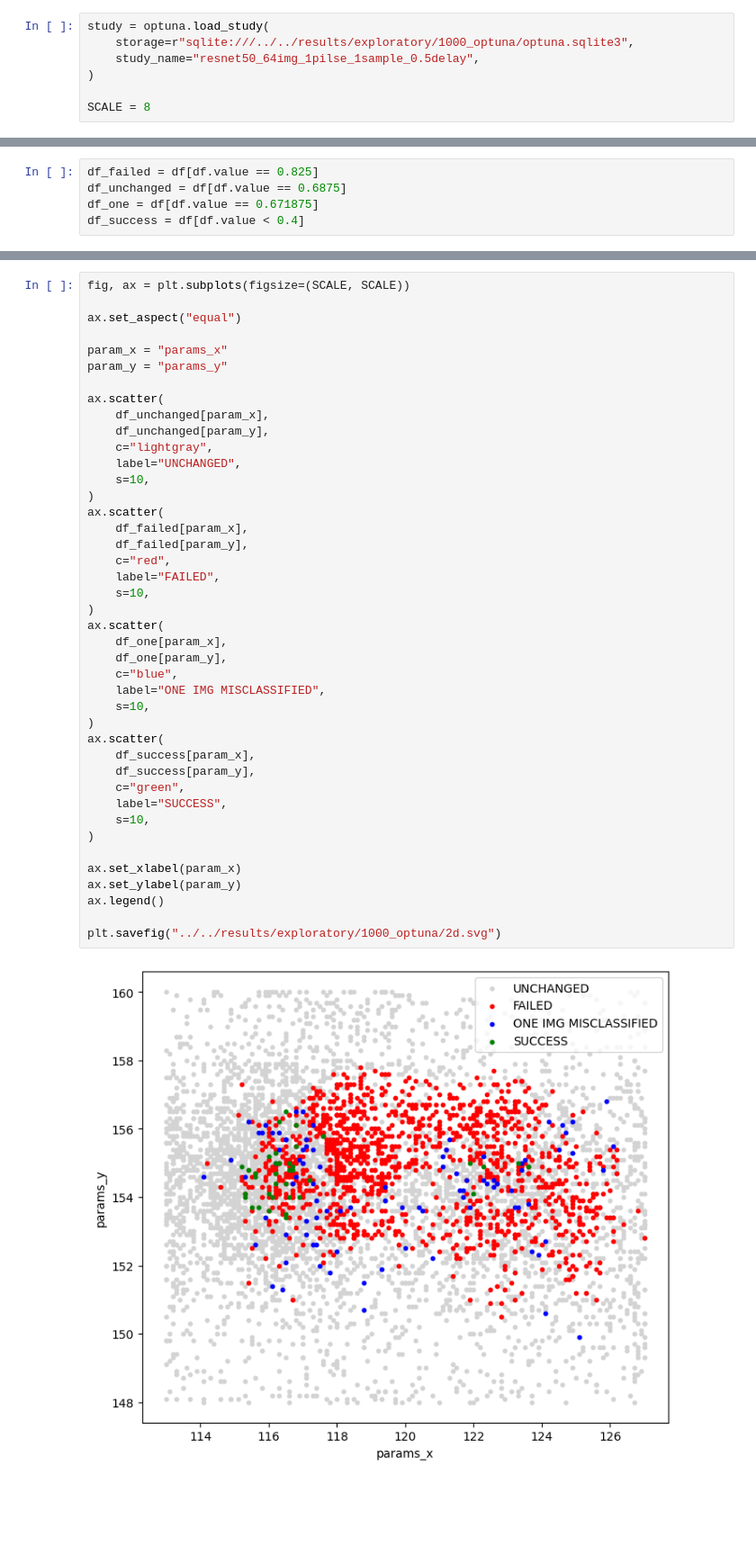
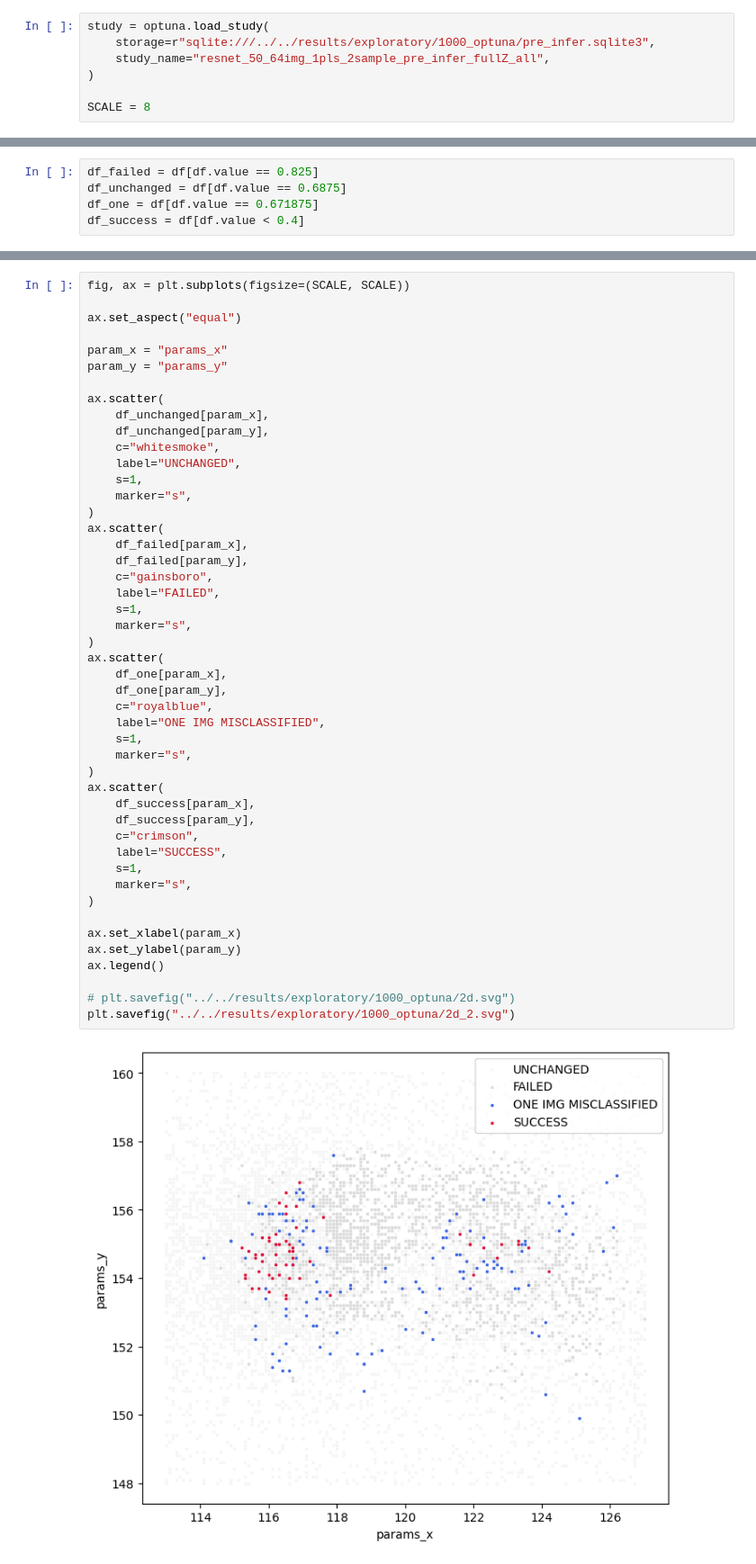
Before and after one commit to xkucerak/ncs2-emfi, a Jupyter notebook: src/client/optuna_info.ipynb, the cells around one changed output, grey strips where cells are left out. Shown at 90% size. Saved outputs shown, nothing was run; the diff lists cells and outputs as text; blank space fills up the shorter version.

Commit message:
partial image update

```diff
--- a/src/client/optuna_info.ipynb
+++ b/src/client/optuna_info.ipynb
@@ -5,8 +5,8 @@ import seaborn as sns
 import matplotlib.pyplot as plt
 # %%
 study = optuna.load_study(
-    storage=r"sqlite:///../../results/exploratory/1000_optuna/optuna.sqlite3",
-    study_name="resnet50_64img_1pilse_1sample_0.5delay",
+    storage=r"sqlite:///../../results/exploratory/1000_optuna/pre_infer.sqlite3",
+    study_name="resnet_50_64img_1pls_2sample_pre_infer_fullZ_all",
 )
 
 SCALE = 8
@@ -86,43 +87,48 @@ ax.set_aspect("equal")
 
 param_x = "params_x"
 param_y = "params_y"
 
 ax.scatter(
     df_unchanged[param_x],
     df_unchanged[param_y],
-    c="lightgray",
+    c="whitesmoke",
     label="UNCHANGED",
-    s=10,
+    s=1,
+    marker="s",
 )
 ax.scatter(
     df_failed[param_x],
     df_failed[param_y],
-    c="red",
+    c="gainsboro",
     label="FAILED",
-    s=10,
+    s=1,
+    marker="s",
 )
 ax.scatter(
     df_one[param_x],
     df_one[param_y],
-    c="blue",
+    c="royalblue",
     label="ONE IMG MISCLASSIFIED",
-    s=10,
+    s=1,
+    marker="s",
 )
 ax.scatter(
     df_success[param_x],
     df_success[param_y],
-    c="green",
+    c="crimson",
     label="SUCCESS",
-    s=10,
+    s=1,
+    marker="s",
 )
 
 ax.set_xlabel(param_x)
 ax.set_ylabel(param_y)
 ax.legend()
 
-plt.savefig("../../results/exploratory/1000_optuna/2d.svg")
+# plt.savefig("../../results/exploratory/1000_optuna/2d.svg")
+plt.savefig("../../results/exploratory/1000_optuna/2d_2.svg")
 # %% [output]
-[figure, old version]
+[figure, new version]
 # %%
 fig, ax = plt.subplots(figsize=(SCALE, SCALE))
 
```
Also changed, not shown: parts of 4 cells of this notebook, 6 other files.
